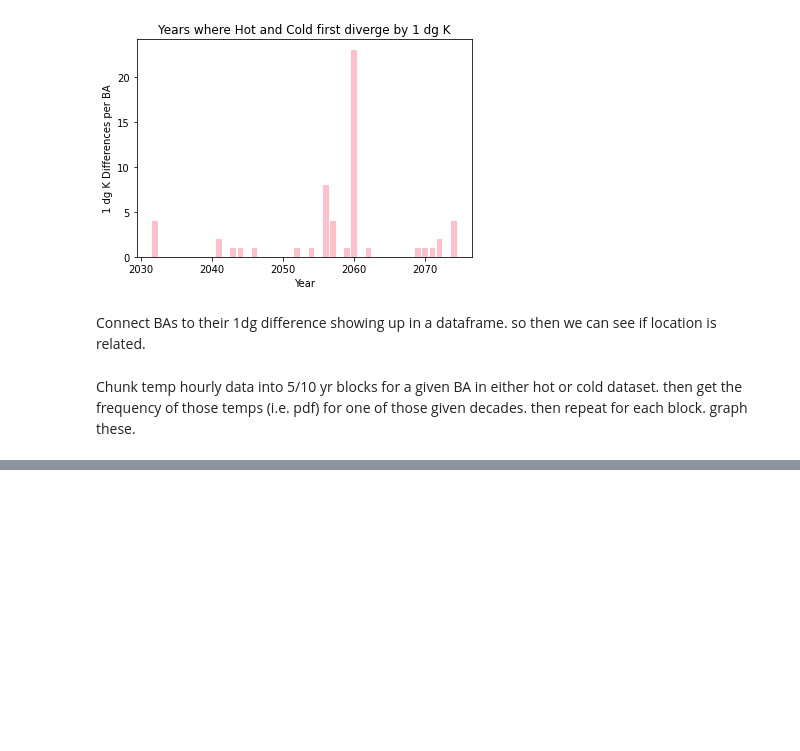
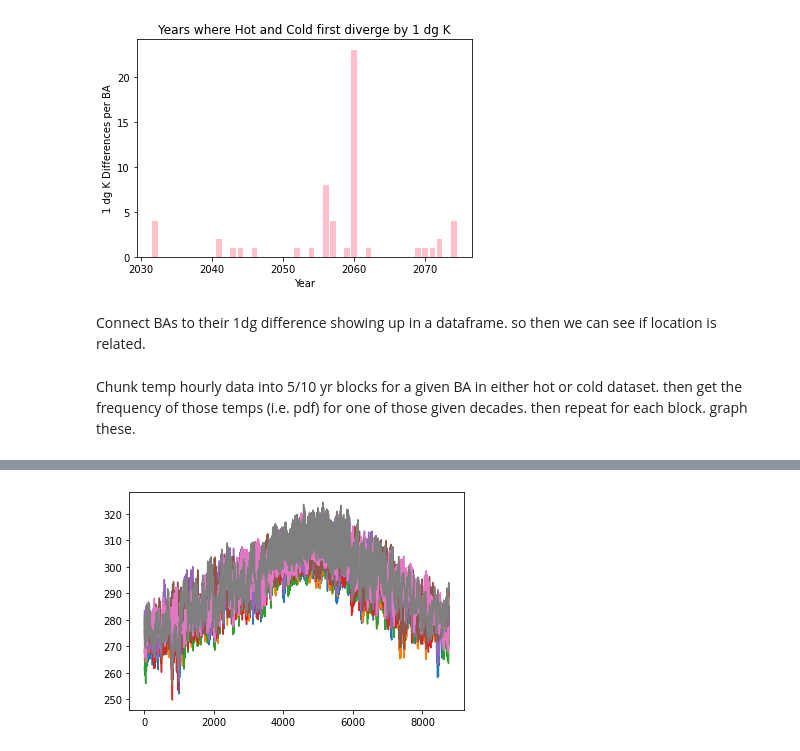
Before and after one commit to IMMM-SFA/misha_code, a Jupyter notebook: historical_means.ipynb, the cells around one changed output, grey strips where cells are left out. Cells and saved outputs as stored; diff of their text form; code cells hidden in the pictures; blank space fills up the shorter version.

```diff
--- a/historical_means.ipynb
+++ b/historical_means.ipynb
@@ -201,0 +219,17 @@ data_chunk(2030, r'C:\projects\CONUS_TGW_WRF_SSP585_HOT\CONUS_TGW_WRF_SSP585_HOT
+# %%
+def BA_decade_plot(input_BA, files_path): # input input_BA as a string e.g. 'AEC'
+                                          # input files_path as raw string e.g. r'C:\projects\CONUS_TGW_WRF_SSP585_HOT\CONUS_TGW_WRF_SSP585_HOT'
+
+    # create list of decades to loop through
+    decades = [2020, 2030, 2040, 2050, 2060, 2070, 2080, 2090]
+
+    # loop through decades, creating a data_chunk of each for the input_BA
+    for decade in decades:
+        data_decade = data_chunk(decade, files_path, input_BA)
+        plt.plot(data_decade[1])
+
+    return
+# %%
+BA_decade_plot('AECI', r'C:\projects\CONUS_TGW_WRF_SSP585_HOT\CONUS_TGW_WRF_SSP585_HOT')
+# %% [output]
+[figure, added]
```
Also changed, not shown: parts of 3 cells of this notebook.
